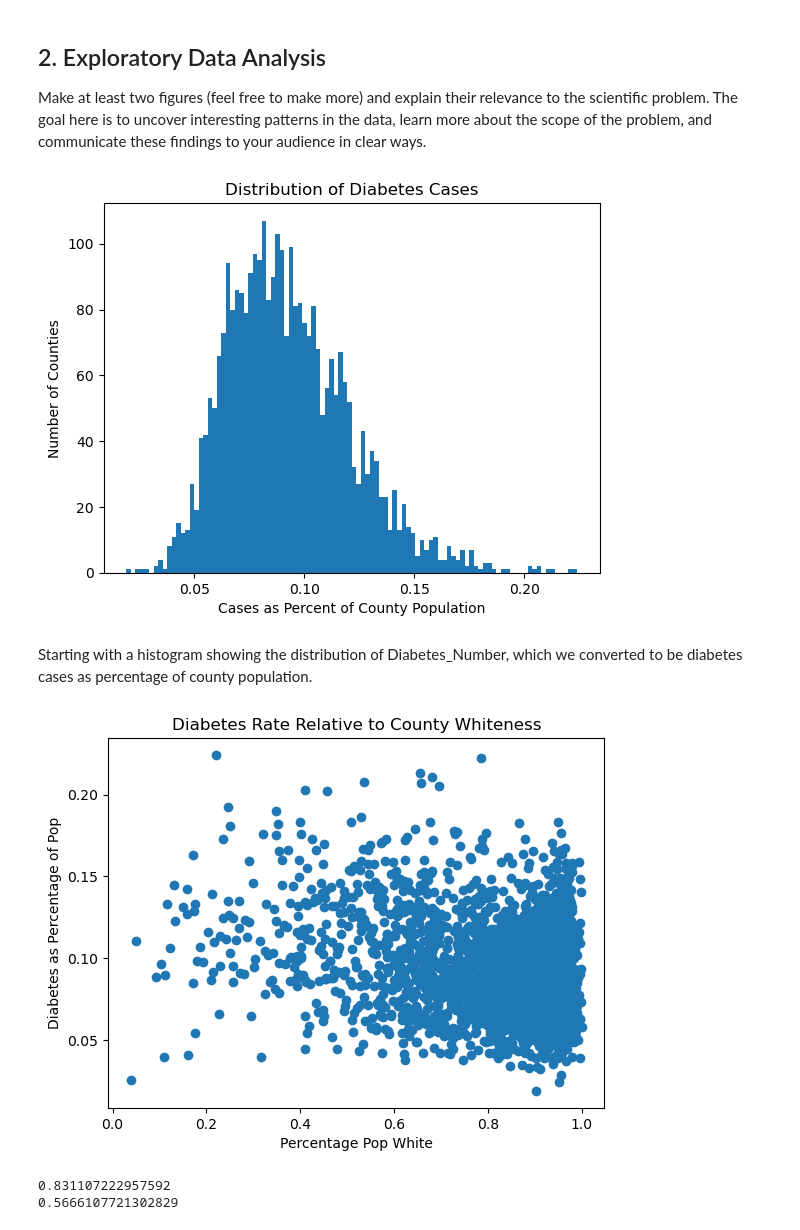
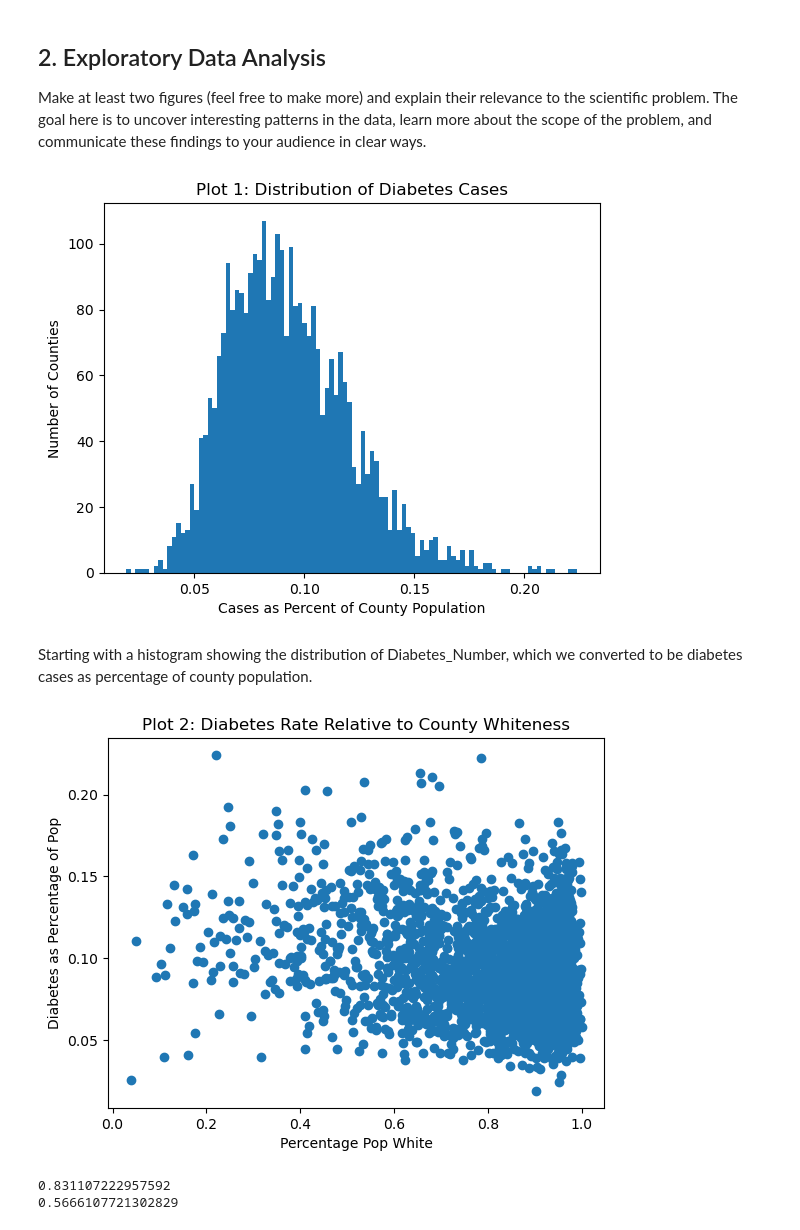
Before and after one commit to nereidagra/Computational-Social-Science-Projects, a Jupyter notebook: Project 2/Project 2 Nereida Heller.ipynb, the cells around one changed output. Drawn from its saved outputs; the diff is of its cells as text; code cells hidden in the pictures.

```diff
--- a/Project 2/Project 2 Nereida Heller.ipynb
+++ b/Project 2/Project 2 Nereida Heller.ipynb
@@ -408,15 +408,15 @@ Make at least two figures (feel free to make more) and explain their relevance t
 # %%
 #
 # EDA #1 and interpretations in this section
 # histogram to see the distribution of diabetes cases as percentage of county population
 plt.clf() # clear the figure because sometimes it can get messy if you don't
-plt.title('Distribution of Diabetes Cases')
+plt.title('Plot 1: Distribution of Diabetes Cases')
 plt.xlabel('Cases as Percent of County Population')
 plt.hist(diabetes['Diabetes_Number'], bins=100)
 plt.ylabel('Number of Counties')
 plt.show();
 # %% [output]
-[figure, old version]
+[figure, new version]
 # %% [markdown]
 Starting with a histogram showing the distribution of Diabetes_Number, which we converted to be diabetes cases as percentage of county population.
 # %%
@@ -457,7 +457,7 @@ plt.scatter(diabetes_race['White'], diabetes_race['Diabetes_Number']);
 # Add labels and title
 plt.xlabel('Percentage Pop White')
 plt.ylabel('Diabetes as Percentage of Pop')
-plt.title('Diabetes Rate Relative to County Whiteness')
+plt.title('Plot 2: Diabetes Rate Relative to County Whiteness')
 
 # Show the plot
 #plt.grid()
@@ -466,7 +466,7 @@ plt.show()
 #fit a line
 #plt.plot(x.T[0], X @theta);
 # %% [output]
-[figure, old version]
+[figure, new version]
 # %%
 #what's the mean whiteness% for counties with high diabetes incidence?
 print(diabetes_race['White'].mean())
```
Also changed, not shown: parts of 15 cells of this notebook.
